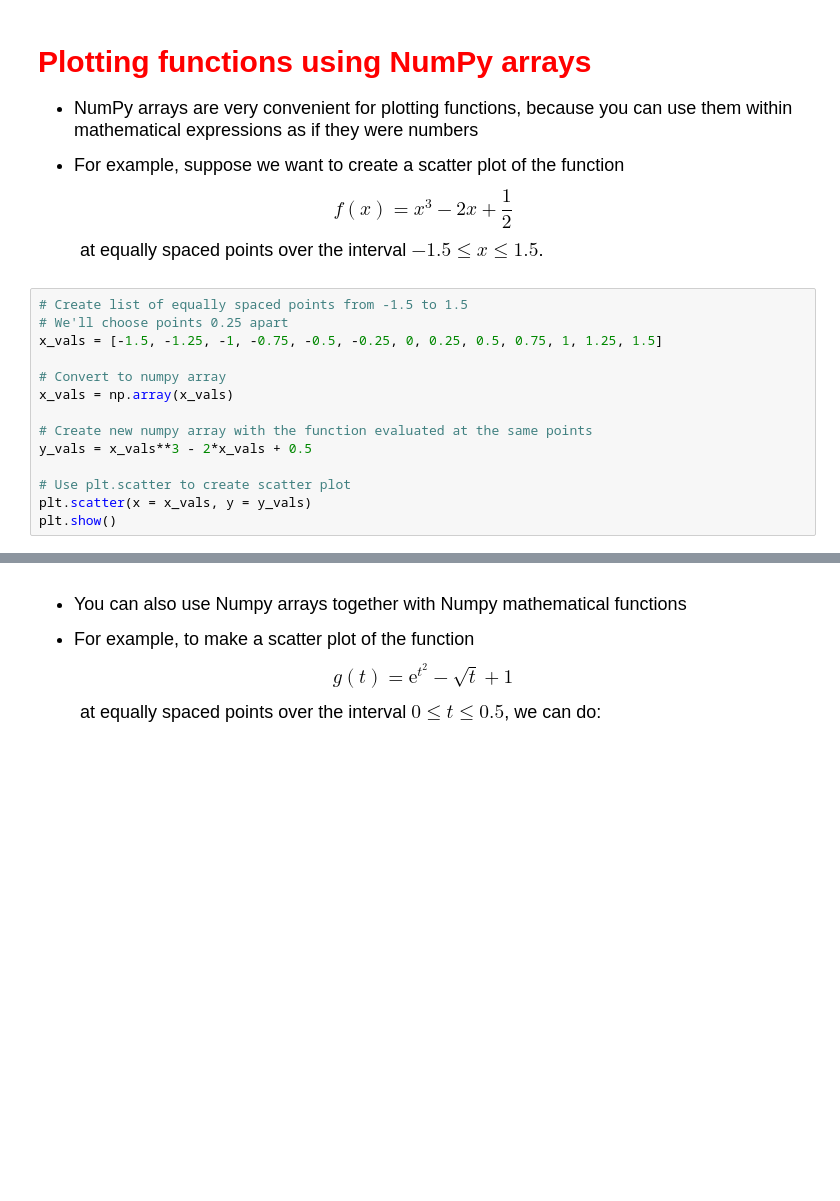
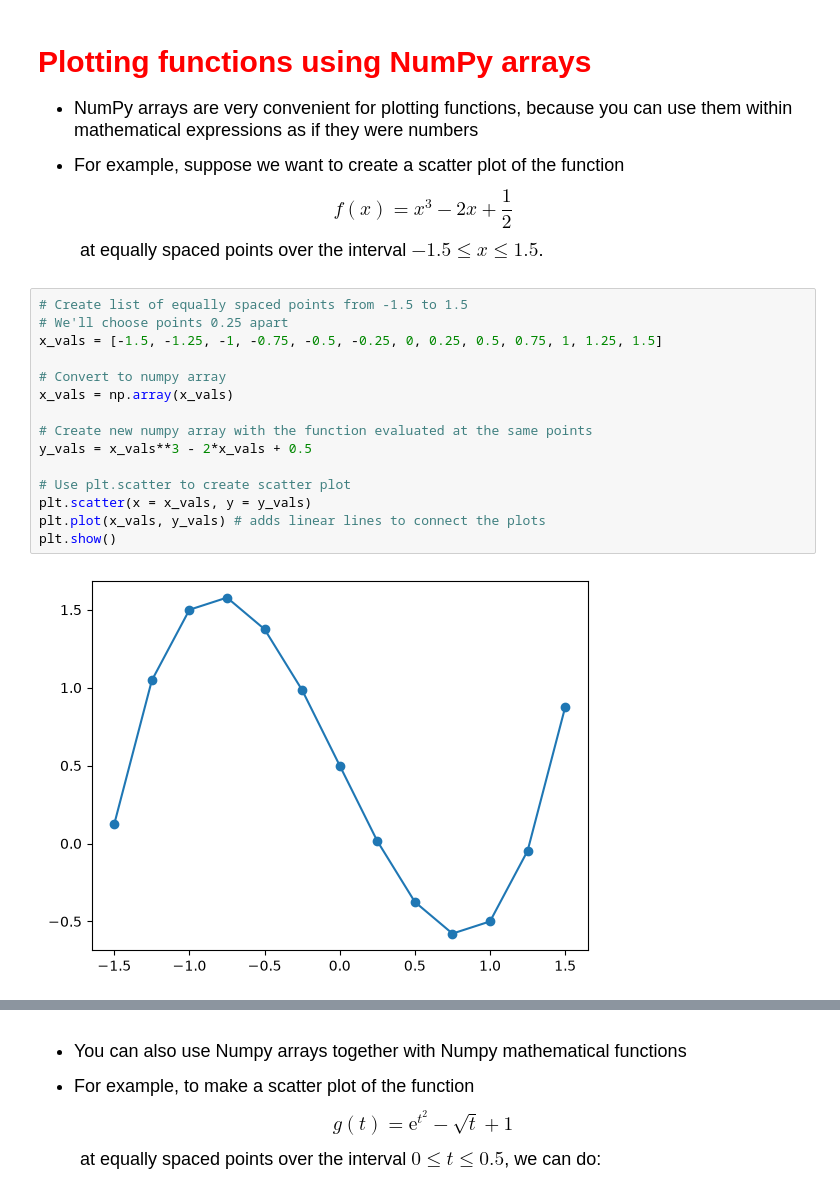
Before and after one commit to amateo6-ant/datasci151fall2026, a Jupyter notebook: lecture_04_other_sequence_objects/Lecture04 copy.ipynb, the cells around one changed output, grey strips where cells are left out. Cells and saved outputs as stored; diff of their text form; blank space fills up the shorter version.

```diff
--- a/lecture_04_other_sequence_objects/Lecture04 copy.ipynb
+++ b/lecture_04_other_sequence_objects/Lecture04 copy.ipynb
@@ -385,14 +464,17 @@ $$ f(x) = x^3 - 2x + \frac{1}{2} $$
 # %%
 # Create list of equally spaced points from -1.5 to 1.5
 # We'll choose points 0.25 apart
 x_vals = [-1.5, -1.25, -1, -0.75, -0.5, -0.25, 0, 0.25, 0.5, 0.75, 1, 1.25, 1.5]
 
 # Convert to numpy array
 x_vals = np.array(x_vals)
 
 # Create new numpy array with the function evaluated at the same points
 y_vals = x_vals**3 - 2*x_vals + 0.5
 
 # Use plt.scatter to create scatter plot
 plt.scatter(x = x_vals, y = y_vals)
+plt.plot(x_vals, y_vals) # adds linear lines to connect the plots
 plt.show()
+# %% [output]
+[figure, added]
```
Also changed, not shown: parts of 16 cells of this notebook.
